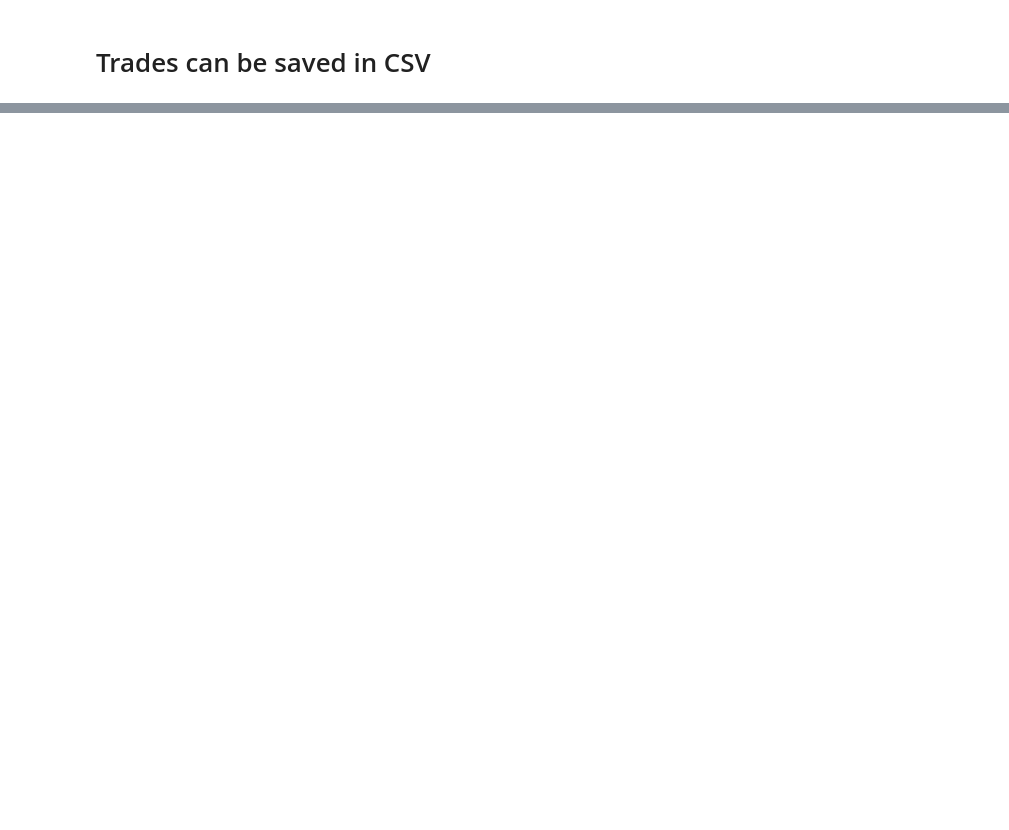
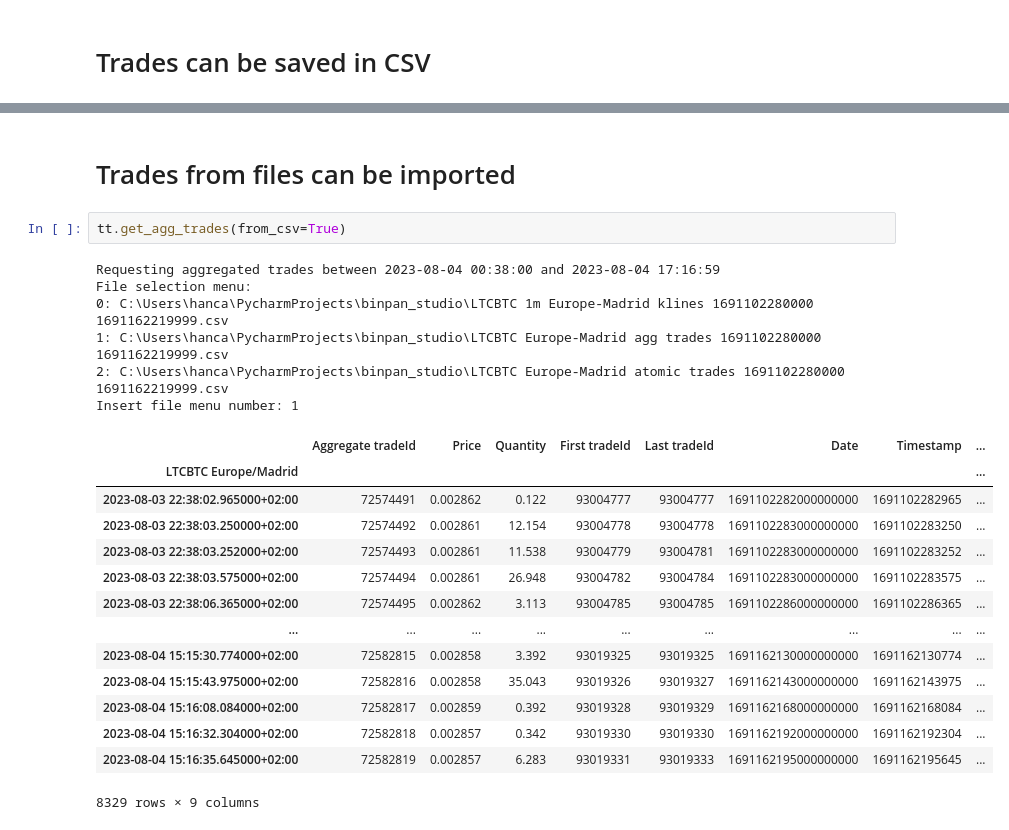
Before and after one commit to nand0san/binpan_studio, a Jupyter notebook: export CSV data.ipynb, the cells around one changed output, grey strips where cells are left out. Saved outputs shown, nothing was run; the diff lists cells and outputs as text; blank space fills up the shorter version.

```diff
--- a/export CSV data.ipynb
+++ b/export CSV data.ipynb
@@ -84,0 +123,25 @@ sym.save_agg_trades_csv()
+# %% [markdown]
+# Trades from files can be imported
+# %%
+tt.get_agg_trades(from_csv=True)
+# %% [output]
+Requesting aggregated trades between 2023-08-04 00:38:00 and 2023-08-04 17:16:59
+File selection menu:
+0: C:\Users\hanca\PycharmProjects\binpan_studio\LTCBTC 1m Europe-Madrid klines 1691102280000 1691162219999.csv
+1: C:\Users\hanca\PycharmProjects\binpan_studio\LTCBTC Europe-Madrid agg trades 1691102280000 1691162219999.csv
+2: C:\Users\hanca\PycharmProjects\binpan_studio\LTCBTC Europe-Madrid atomic trades 1691102280000 1691162219999.csv
+Insert file menu number: 1
+|  | Aggregate tradeId | Price | Quantity | First tradeId | Last tradeId | Date | Timestamp | ... |
+| LTCBTC Europe/Madrid |  |  |  |  |  |  |  | ... |
+| 2023-08-03 22:38:02.965000+02:00 | 72574491 | 0.002862 | 0.122 | 93004777 | 93004777 | 1691102282000000000 | 1691102282965 | ... |
+| 2023-08-03 22:38:03.250000+02:00 | 72574492 | 0.002861 | 12.154 | 93004778 | 93004778 | 1691102283000000000 | 1691102283250 | ... |
+| 2023-08-03 22:38:03.252000+02:00 | 72574493 | 0.002861 | 11.538 | 93004779 | 93004781 | 1691102283000000000 | 1691102283252 | ... |
+| 2023-08-03 22:38:03.575000+02:00 | 72574494 | 0.002861 | 26.948 | 93004782 | 93004784 | 1691102283000000000 | 1691102283575 | ... |
+| 2023-08-03 22:38:06.365000+02:00 | 72574495 | 0.002862 | 3.113 | 93004785 | 93004785 | 1691102286000000000 | 1691102286365 | ... |
+| ... | ... | ... | ... | ... | ... | ... | ... | ... |
+| 2023-08-04 15:15:30.774000+02:00 | 72582815 | 0.002858 | 3.392 | 93019325 | 93019325 | 1691162130000000000 | 1691162130774 | ... |
+| 2023-08-04 15:15:43.975000+02:00 | 72582816 | 0.002858 | 35.043 | 93019326 | 93019327 | 1691162143000000000 | 1691162143975 | ... |
+| 2023-08-04 15:16:08.084000+02:00 | 72582817 | 0.002859 | 0.392 | 93019328 | 93019329 | 1691162168000000000 | 1691162168084 | ... |
+| 2023-08-04 15:16:32.304000+02:00 | 72582818 | 0.002857 | 0.342 | 93019330 | 93019330 | 1691162192000000000 | 1691162192304 | ... |
+| 2023-08-04 15:16:35.645000+02:00 | 72582819 | 0.002857 | 6.283 | 93019331 | 93019333 | 1691162195000000000 | 1691162195645 | ... |
+8329 rows × 9 columns
```
Also changed, not shown: parts of 14 cells of this notebook, 42 other files.
